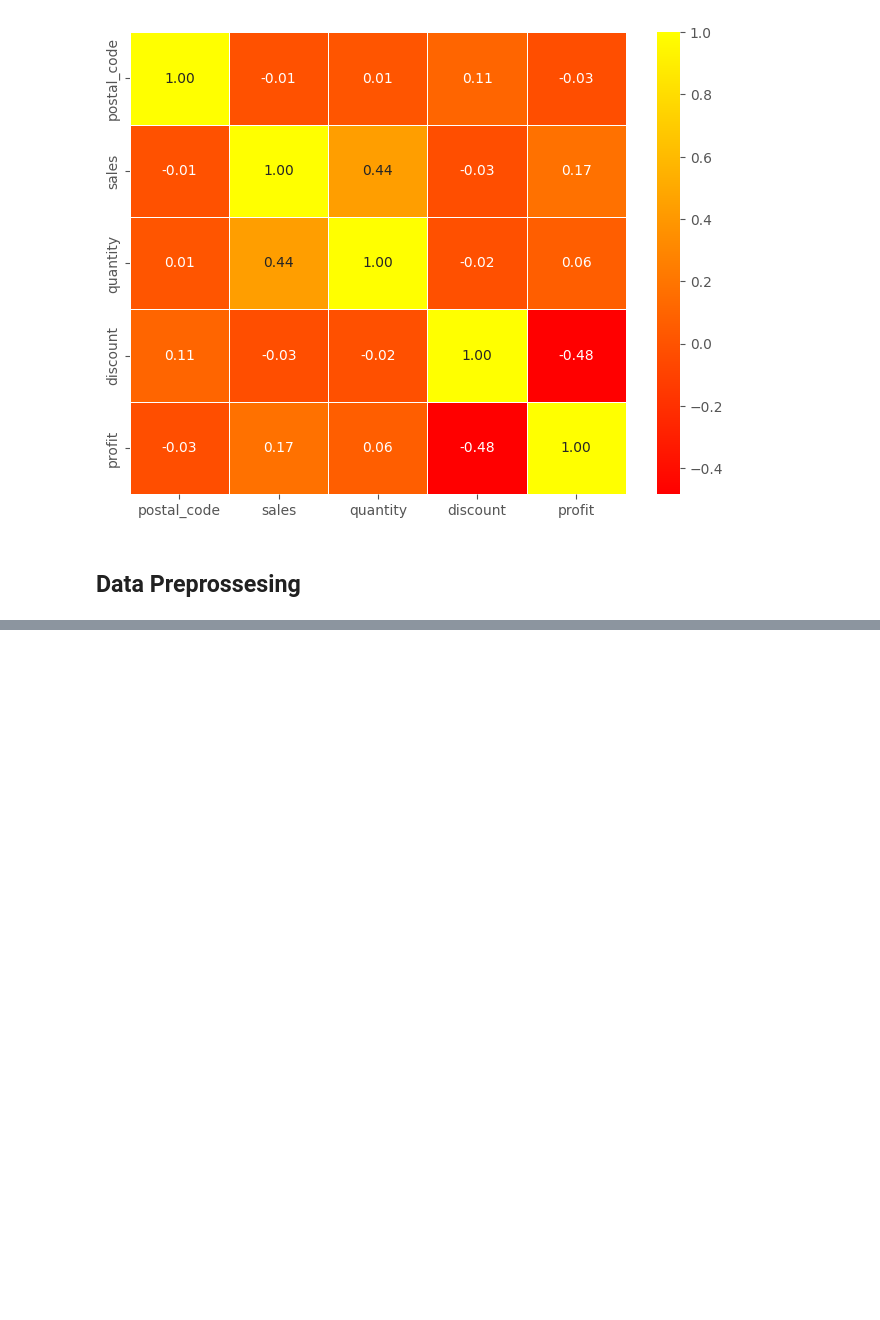
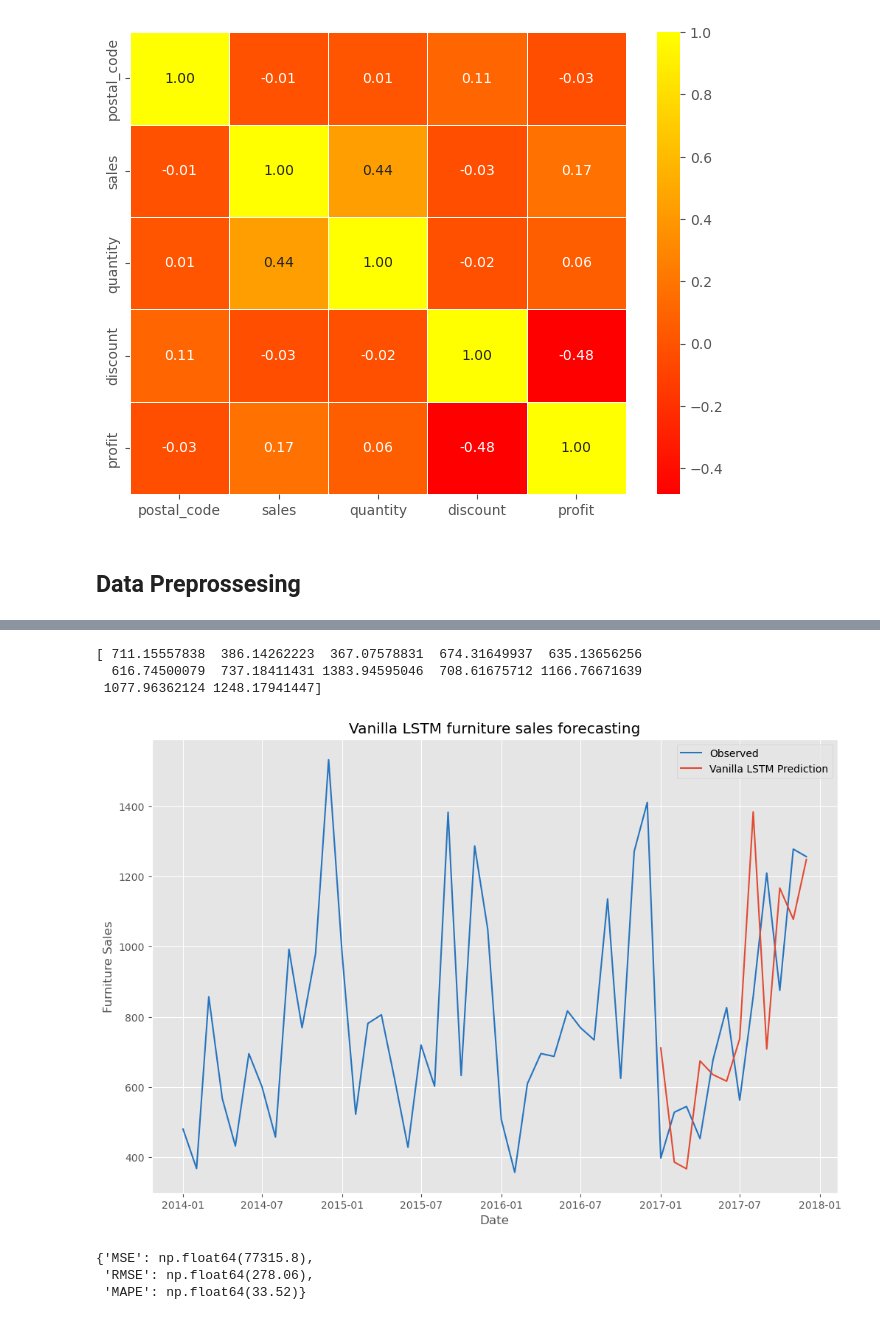
Before and after one commit to stdost/retail_store_sales_forecasting, a Jupyter notebook: notebooks/Project_playground.ipynb, the cells around one changed output, grey strips where cells are left out. Drawn from its saved outputs; the diff is of its cells as text; code cells hidden in the pictures; blank space fills up the shorter version.

Commit message:
New updates with Vanilla model

```diff
--- a/notebooks/Project_playground.ipynb
+++ b/notebooks/Project_playground.ipynb
@@ -269,0 +379,22 @@ Freq: MS, Name: sales, dtype: float64>
+# %%
+# Averaging over multiple runs (to keep the loop structure like in the original code)
+n_runs = 3
+store = np.zeros((n_input, n_runs))
+
+for i in range(n_runs):
+    train_model(model, train_loader, epochs)
+    pred_list = []
+
+    batch = train_scaled[-n_input:].reshape((1, n_input, n_features))
+    batch = torch.tensor(batch, dtype=torch.float32)
+
+    with torch.no_grad():
+        for j in range(n_input):
+            pred = model(batch).item()
+            pred_list.append(pred)
+            batch = torch.cat((batch[:, 1:, :], torch.tensor([[[pred]]], dtype=torch.float32)), dim=1)
+
+    store[:, i] = scaler.inverse_transform(np.array(pred_list).reshape(-1, 1)).flatten()
+
+# Averaging predictions
+final_vanilla = np.mean(store, axis=1)
@@ -269,0 +414,19 @@ Freq: MS, Name: sales, dtype: float64>
+# %%
+print(final_vanilla)
+# %% [output]
+[ 711.15557838  386.14262223  367.07578831  674.31649937  635.13656256
+  616.74500079  737.18411431 1383.94595046  708.61675712 1166.76671639
+ 1077.96362124 1248.17941447]
+# %%
+# report performance
+rcParams['figure.figsize'] = 12, 8
+# line plot of observed vs predicted
+plt.plot(avg_furniture_sales.index,avg_furniture_sales,label="Observed",color='#2574BF')
+plt.plot(avg_furniture_sales[36:].index,final_vanilla,label="Vanilla LSTM Prediction")
+plt.title('Vanilla LSTM furniture sales forecasting')
+plt.xlabel('Date')
+plt.ylabel('Furniture Sales')
+plt.legend()
+plt.show()
+# %% [output]
+[figure, added]
@@ -269,0 +442,7 @@ Freq: MS, Name: sales, dtype: float64>
+# %%
+vanilla_lstm= performance(avg_furniture_sales[-12:],final_vanilla)
+vanilla_lstm
+# %% [output]
+{'MSE': np.float64(77315.8),
+ 'RMSE': np.float64(278.06),
+ 'MAPE': np.float64(33.52)}
```
Also changed, not shown: parts of 14 cells of this notebook.
